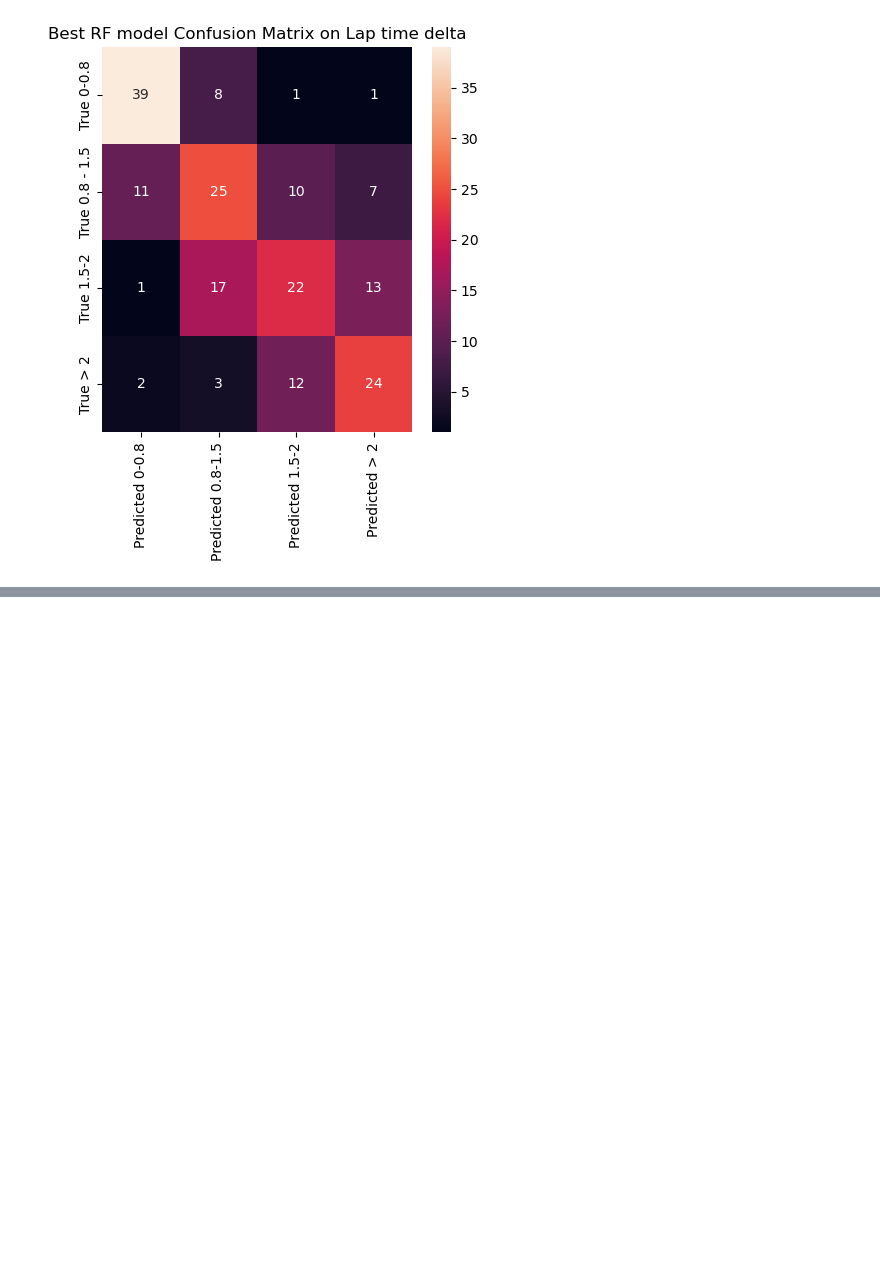
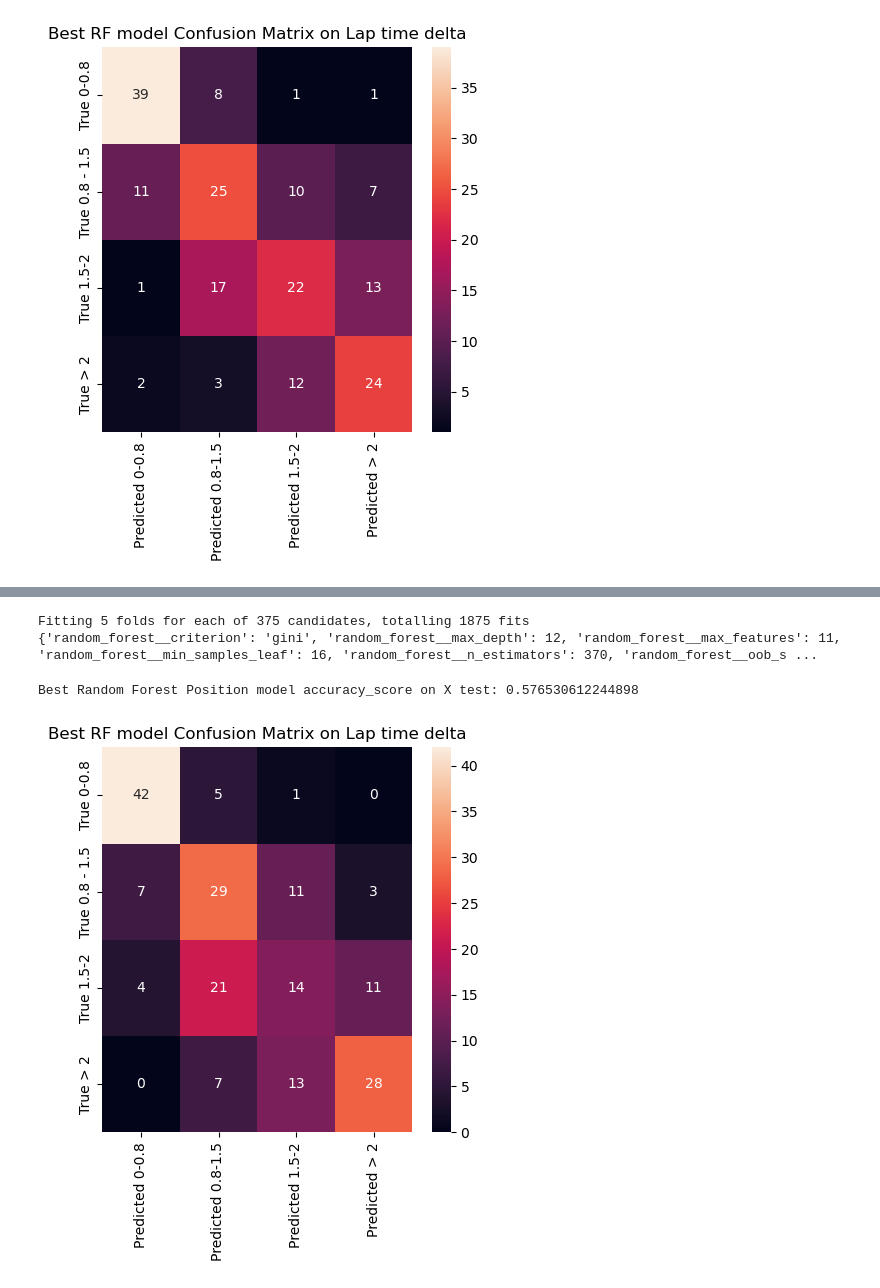
Before and after one commit to bensail-ai/Formula1_prediction, a Jupyter notebook: 7_Formula1_Modelling_Selected_Features.ipynb, the cells around one changed output, grey strips where cells are left out. Drawn from its saved outputs; the diff is of its cells as text; code cells hidden in the pictures; blank space fills up the shorter version.

```diff
--- a/7_Formula1_Modelling_Selected_Features.ipynb
+++ b/7_Formula1_Modelling_Selected_Features.ipynb
@@ -288,0 +295,54 @@ plt.show()
+# %%
+scale_cols, hot_encode_col = column_lists(X_train)
+# %%
+transformer =[('numerical_transform',StandardScaler(),scale_cols),
+('hot_encode',OneHotEncoder(handle_unknown="ignore"),hot_encode_col)
+]
+#selector = [('column_selector','passthrough',manual_features)]
+random_forest_estimator=[('column_transform',ColumnTransformer(transformers=transformer)),
+        ('select_from_model',SelectFromModel(RandomForestClassifier())),
+        ('random_forest',RandomForestClassifier())# classifier
+
+]
+forest_pipe=Pipeline(random_forest_estimator)
+# %%
+param_grid_rf =[
+
+    #vary DT parameters only
+    {
+    'select_from_model__threshold' : ['1.75*mean'],
+    'random_forest__n_estimators':np.arange(350,400,10),
+    'random_forest__criterion':['gini'],
+    'random_forest__max_depth':np.arange(10,20,2),
+    'random_forest__min_samples_leaf': np.arange(10,20,2),
+    'random_forest__max_features':np.arange(1,15,5),
+    'random_forest__oob_score':[True]
+    }
+
+]
+
+grid_rf = GridSearchCV(forest_pipe, param_grid_rf, cv=5,verbose=1,return_train_score=True,n_jobs=-1) # cross validation fold of 5 20% validation per fold. N_iter 25 to limit random iteration to 25.
+fittedgrid_rf = grid_rf.fit(X_train, ypos_train)
+
+print(fittedgrid_rf.best_params_)
+# %% [output]
+Fitting 5 folds for each of 375 candidates, totalling 1875 fits
+{'random_forest__criterion': 'gini', 'random_forest__max_depth': 12, 'random_forest__max_features': 11, 'random_forest__min_samples_leaf': 16, 'random_forest__n_estimators': 370, 'random_forest__oob_s ...
+# %%
+print('Best Random Forest Position model accuracy_score on X test:',fittedgrid_rf.best_estimator_.score(X_test, ypos_test))
+# %% [output]
+Best Random Forest Position model accuracy_score on X test: 0.576530612244898
+# %%
+# get confusion matrix
+y_pred=fittedgrid_rf.best_estimator_.predict(X_test)
+RF_confusion_matrix = confusion_matrix(ypos_test,y_pred)
+# %%
+plt.figure(figsize=(5,5))
+sns.heatmap(RF_confusion_matrix,
+    xticklabels=["Predicted 0-0.8", "Predicted 0.8-1.5","Predicted 1.5-2", "Predicted > 2" ],
+    yticklabels=["True 0-0.8", "True 0.8 - 1.5","True 1.5-2", "True > 2"],
+ annot=True, fmt='g')
+plt.title('Best RF model Confusion Matrix on Lap time delta')
+plt.show()
+# %% [output]
+[figure, added]
```
Also changed, not shown: parts of 11 cells of this notebook, 22 other files.
